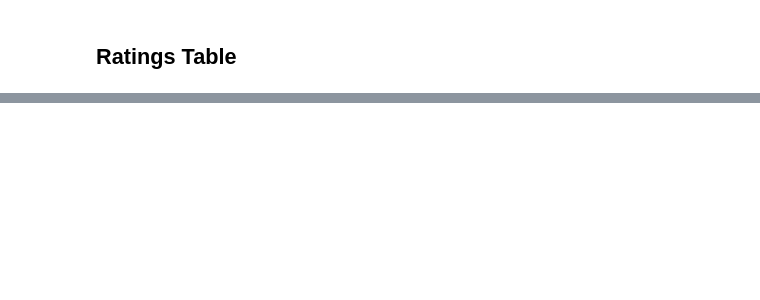
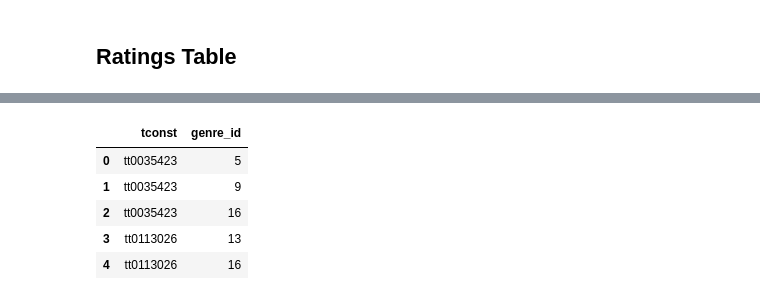
Before and after one commit to jamesbelk0/IMDB_MySQL_Database, a Jupyter notebook: SQL Database.ipynb, the cells around one changed output, grey strips where cells are left out. Cells and saved outputs as stored; diff of their text form; code cells hidden in the pictures; blank space fills up the shorter version.

```diff
--- a/SQL Dataset.ipynb
+++ b/SQL Database.ipynb
@@ -282,0 +344,13 @@ ratings_df.to_sql('rating', engine, dtype=rating_schema, if_exists='replace', in
+# %%
+title_g = '''SELECT *
+FROM title_genre
+LIMIT 5'''
+
+pd.read_sql(title_g, engine)
+# %% [output]
+|  | tconst | genre_id |
+| 0 | tt0035423 | 5 |
+| 1 | tt0035423 | 9 |
+| 2 | tt0035423 | 16 |
+| 3 | tt0113026 | 13 |
+| 4 | tt0113026 | 16 |
```
Also changed, not shown: parts of 23 cells of this notebook.
